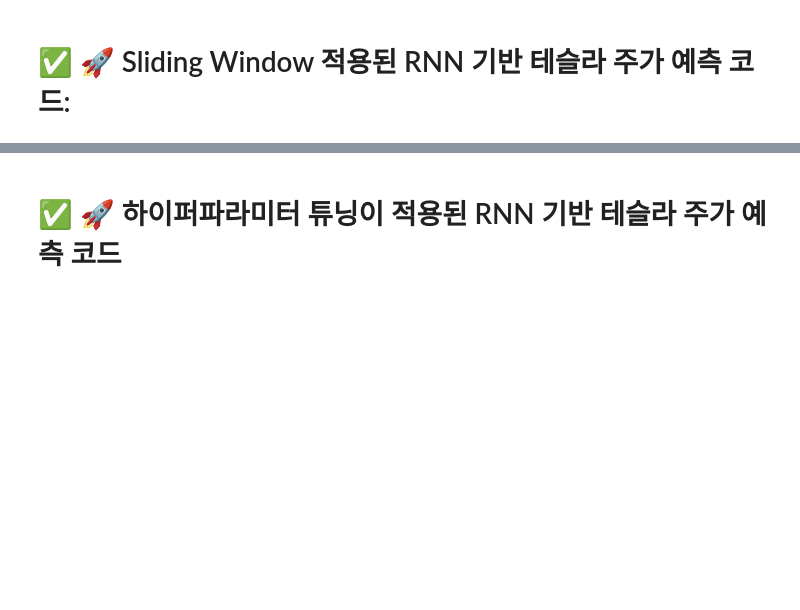
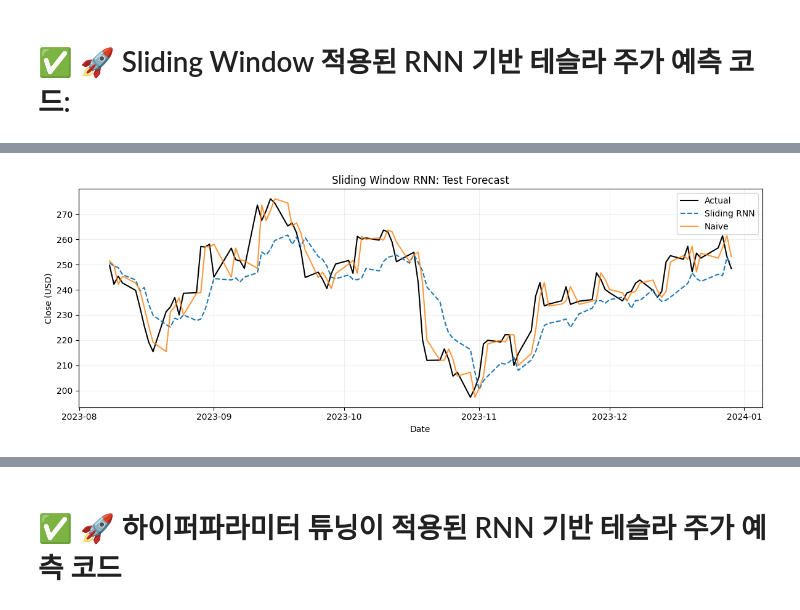
Before and after one commit to nhjung-phd/TimeSeriesAnalysis, a Jupyter notebook: notebooks/22_rnn_forecasting.ipynb, the cells around one changed output, grey strips where cells are left out. Cells and saved outputs as stored; diff of their text form; code cells hidden in the pictures; blank space fills up the shorter version.

```diff
--- a/notebooks/22_rnn_forecasting.ipynb
+++ b/notebooks/22_rnn_forecasting.ipynb
@@ -257,0 +126,88 @@ Epoch 7/100
+# %%
+import numpy as np
+import pandas as pd
+import yfinance as yf
+import matplotlib.pyplot as plt
+import tensorflow as tf
+from tensorflow.keras import Sequential
+from tensorflow.keras.layers import SimpleRNN, Dense, Input
+from tensorflow.keras.callbacks import EarlyStopping
+from sklearn.preprocessing import MinMaxScaler
+from sklearn.metrics import mean_absolute_error, mean_squared_error, r2_score
+
+SEED = 42
+np.random.seed(SEED)
+tf.random.set_seed(SEED)
+plt.rcParams.update({'figure.facecolor': 'white', 'axes.facecolor': 'white'})
+
+def load_tsla_rnn():
+    # auto_adjust=True로 분할/배당 조정 가격을 사용; 마지막 날짜는 제외(end exclusive)
+    raw = yf.download('TSLA', start='2022-01-01', end='2024-01-01',
+                      auto_adjust=True, progress=False)
+    if raw.empty:
+        raise ValueError('TSLA 다운로드 실패 또는 데이터 없음: 인터넷 연결/기간을 확인하세요.')
+    # yfinance 버전에 따라 ('Close','TSLA') 같은 MultiIndex가 반환될 수 있음
+    close = raw['Close']
+    if isinstance(close, pd.DataFrame):
+        close = close.iloc[:, 0]
+    series = pd.to_numeric(close, errors='coerce').dropna().sort_index()
+    out = series.rename('Close').reset_index()
+    out.columns = ['Date', 'Close']
+    if len(out) < 130:
+        raise ValueError('학습/검증/시험 및 윈도우에 충분한 데이터가 없습니다.')
+    return out
+
+def make_rnn_windows(arr, lookback):
+    # X[i] = 직전 lookback개 종가, y[i] = 바로 다음 거래일 종가
+    X = np.stack([arr[i-lookback:i] for i in range(lookback, len(arr))]).astype('float32')
+    y = arr[lookback:].astype('float32')
+    return X, y
+
+def report_rnn(actual, pred, naive, title):
+    actual, pred, naive = [np.asarray(a).reshape(-1) for a in (actual, pred, naive)]
+    return pd.DataFrame([
+        {'Model': title, 'MAE': mean_absolute_error(actual, pred),
+         'RMSE': np.sqrt(mean_squared_error(actual,pred))},
+        {'Model': 'Naive', 'MAE': mean_absolute_error(actual, naive),
+         'RMSE': np.sqrt(mean_squared_error(actual,naive))}
+    ]).round(4)
+
+# --- 실습 B: Sliding Window RNN ---
+df = load_tsla_rnn()
+close = df[['Close']].to_numpy(dtype=float)
+N = len(close); train_end, val_end = int(N*.60), int(N*.80)
+window_size = 10
+# scaler는 예측 대상의 최초 훈련 구간만 보고 학습
+scaler = MinMaxScaler().fit(close[:train_end])
+scaled = scaler.transform(close)
+X, y = make_rnn_windows(scaled, window_size)
+# y의 타깃 날짜 원본 행 위치 = window_size + i
+positions = np.arange(window_size,N)
+tr, va, te = positions < train_end, (positions>=train_end)&(positions<val_end), positions>=val_end
+X_train,y_train = X[tr],y[tr]
+X_val,y_val = X[va],y[va]
+X_test,y_test = X[te],y[te]
+model = Sequential([Input(shape=(window_size,1)),SimpleRNN(50,activation='tanh'),Dense(1)])
+model.compile(optimizer='adam',loss='mse')
+history = model.fit(X_train,y_train,epochs=100,batch_size=16,shuffle=False,
+                    validation_data=(X_val,y_val),
+                    callbacks=[EarlyStopping(monitor='val_loss',patience=10,
+                                             restore_best_weights=True)],verbose=0)
+pred = scaler.inverse_transform(model.predict(X_test,verbose=0)).ravel()
+actual = close[positions[te],0]
+naive = close[positions[te]-1,0]
+print('Test observations:',len(actual),'Input shape:',X_train.shape)
+print(report_rnn(actual,pred,naive,'Sliding RNN'))
+dates=df['Date'].iloc[positions[te]]
+fig,ax=plt.subplots(figsize=(12,4.5))
+ax.plot(dates,actual,label='Actual',color='black')
+ax.plot(dates,pred,label='Sliding RNN',linestyle='--')
+ax.plot(dates,naive,label='Naive',alpha=.8)
+ax.set(title='Sliding Window RNN: Test Forecast',xlabel='Date',ylabel='Close (USD)')
+ax.legend();ax.grid(alpha=.2);plt.tight_layout();plt.show()
+fig,ax=plt.subplots(figsize=(9,3.5))
+ax.plot(history.history['loss'],label='Train loss')
+ax.plot(history.history['val_loss'],label='Validation loss')
+ax.set(title='RNN Training History',xlabel='Epoch',ylabel='MSE (scaled)')
+ax.legend();ax.grid(alpha=.2);plt.tight_layout();plt.show()
+# %% [output]
@@ -257,0 +218 @@ Epoch 7/100
+[figure, added]
```
Also changed, not shown: parts of 27 cells of this notebook.
